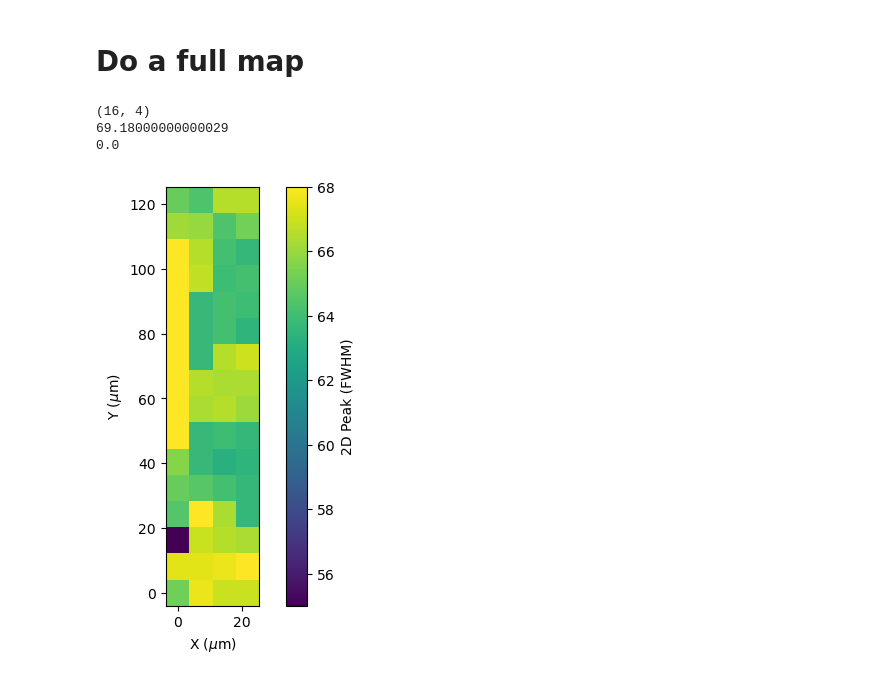
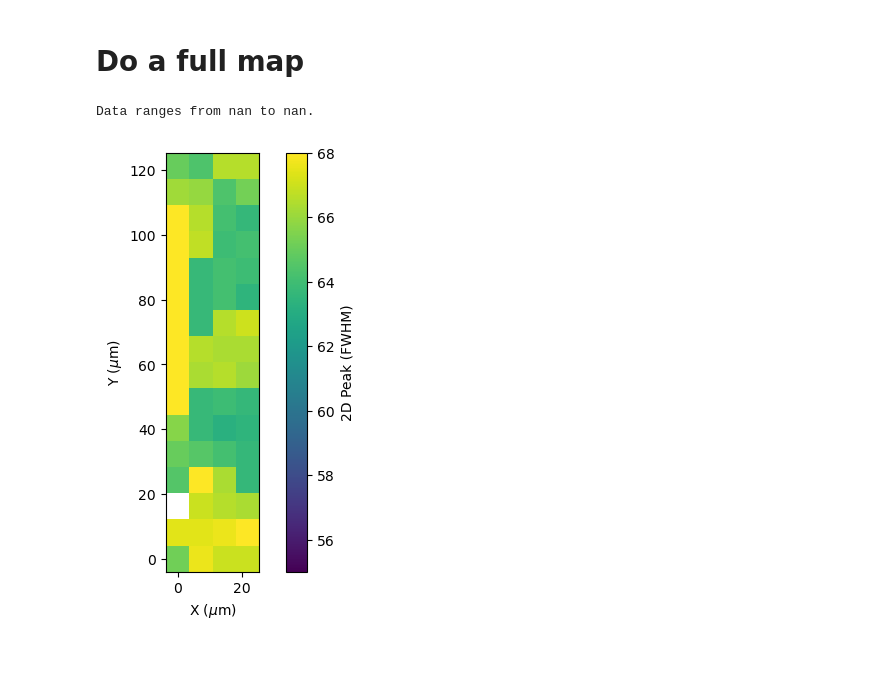
Before and after one commit to hocking8/RamanPLAnalysis, a Jupyter notebook: RamanPlottingNotebook.ipynb, the cells around one changed output. Saved outputs shown, nothing was run; the diff lists cells and outputs as text; code cells hidden in the pictures.

Commit message:
Added ability to make out poor fits in plot_map.

```diff
--- a/RamanPlottingNotebook.ipynb
+++ b/RamanPlottingNotebook.ipynb
@@ -86,9 +85,7 @@ for i in range(len(data.intensity)):
     fwhms[i] = fwhm
     peaks[i] = peak
 # %%
-RF.plot_map(fwhms, data.position, cb_label=r'2D Peak (FWHM)', vmin=55, vmax=68)
+RF.plot_map(fwhms, data.position, cb_label=r'2D Peak (FWHM)', vmin=55, vmax=68, allowed_range=[55, 80])
 # %% [output]
-(16, 4)
-69.18000000000029
-0.0
+Data ranges from nan to nan.
-[figure, old version]
+[figure, new version]
```
Also changed, not shown: parts of 3 cells of this notebook, 1 other file.
